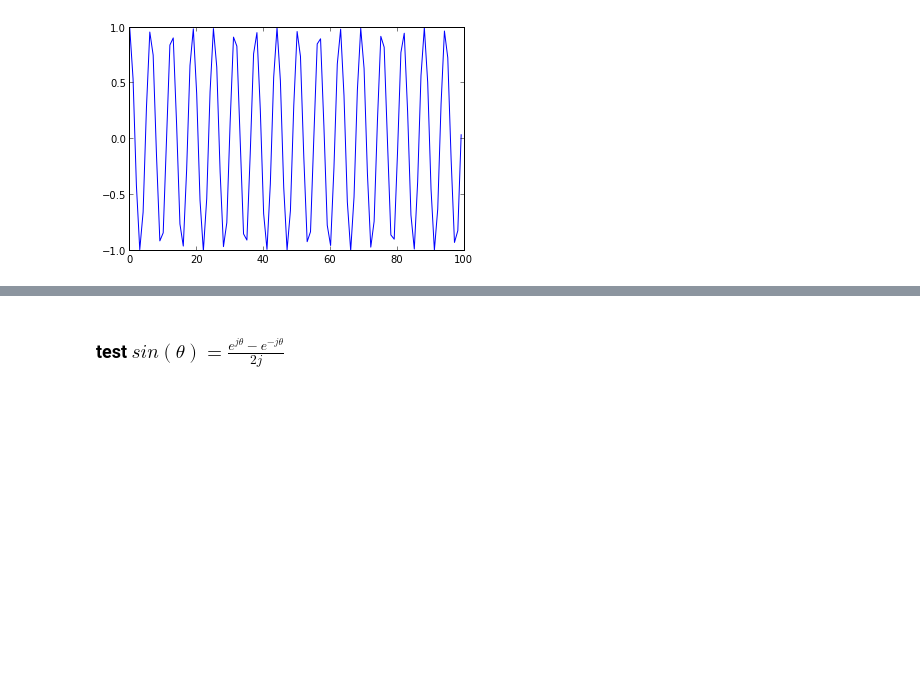
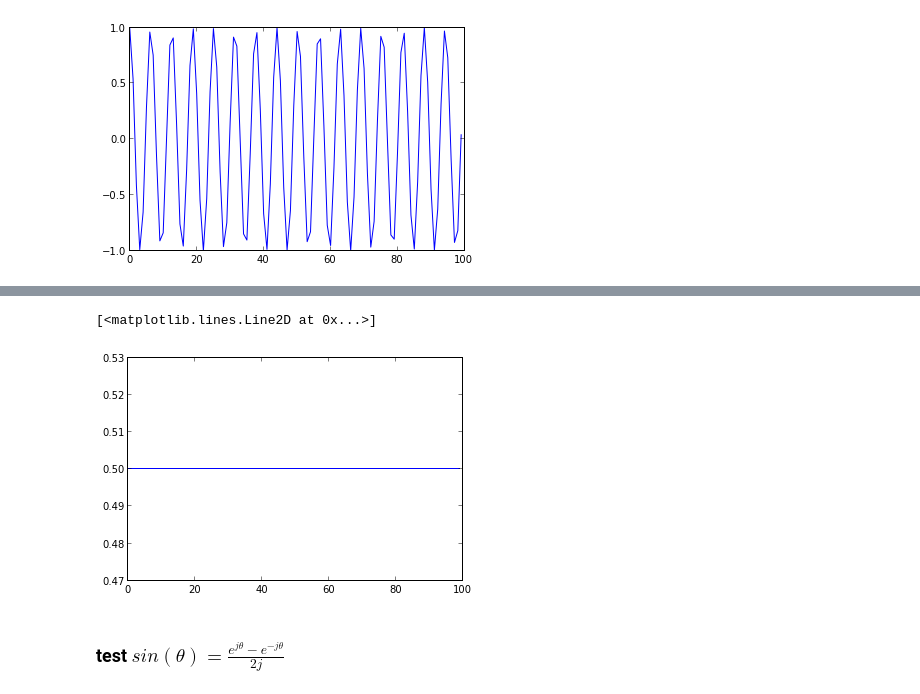
Before and after one commit to joomladigger/asp, a Jupyter notebook: Derivation of the DFT.ipynb, the cells around one changed output, grey strips where cells are left out. Drawn from its saved outputs; the diff is of its cells as text; code cells hidden in the pictures; blank space fills up the shorter version.

```diff
--- a/Derivation of the DFT.ipynb
+++ b/Derivation of the DFT.ipynb
@@ -76,3 +87,8 @@ cos_theta = (exp(1j*theta) + exp(-1j*theta))/2plot(theta,cos_theta)
+# %%
+plot(t,(exp(1j*phai*t) / 2.),"b")
+# %% [output]
+[<matplotlib.lines.Line2D at 0x...>]
+[figure, added]
 # %% [markdown]
 ### test $ sin(\theta) = \frac{e^{j\theta} - e^{-j\theta}}{2j}$
 # %%
```
Also changed, not shown: parts of 10 cells of this notebook.
